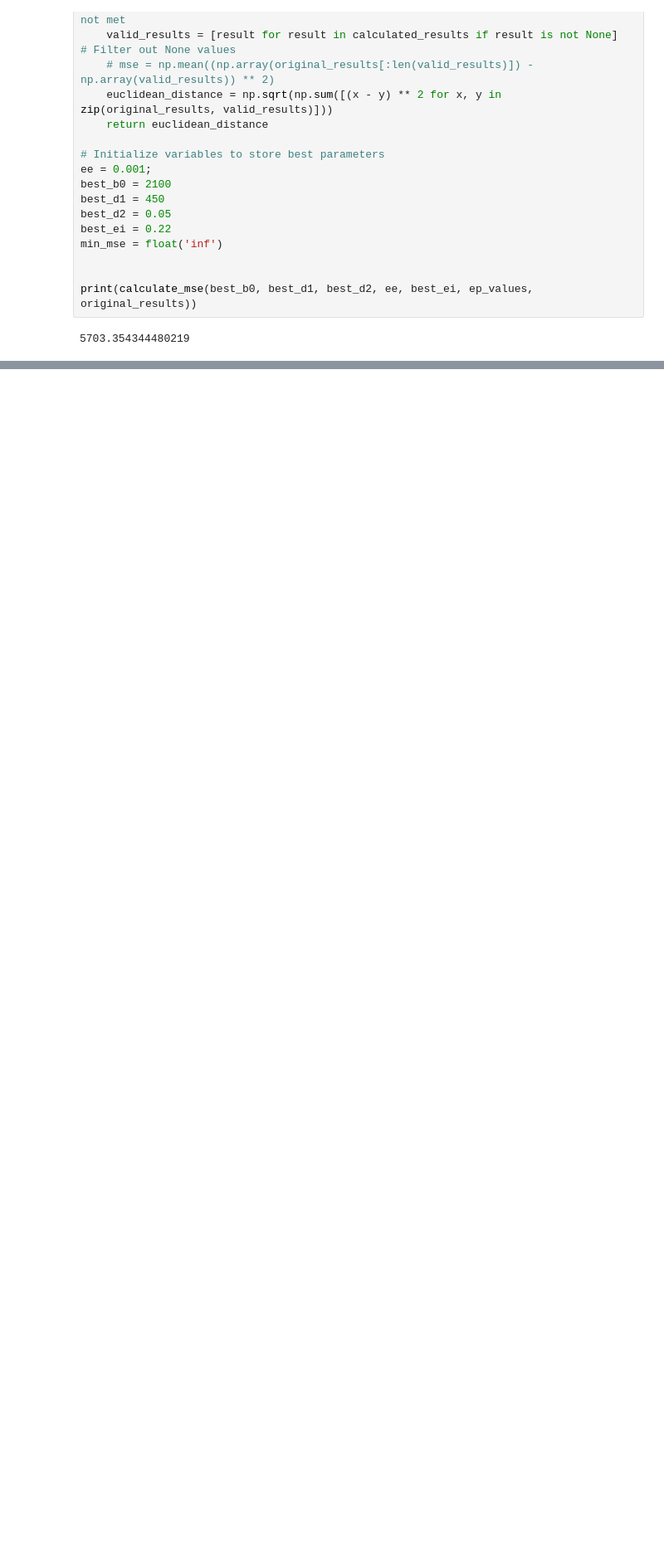
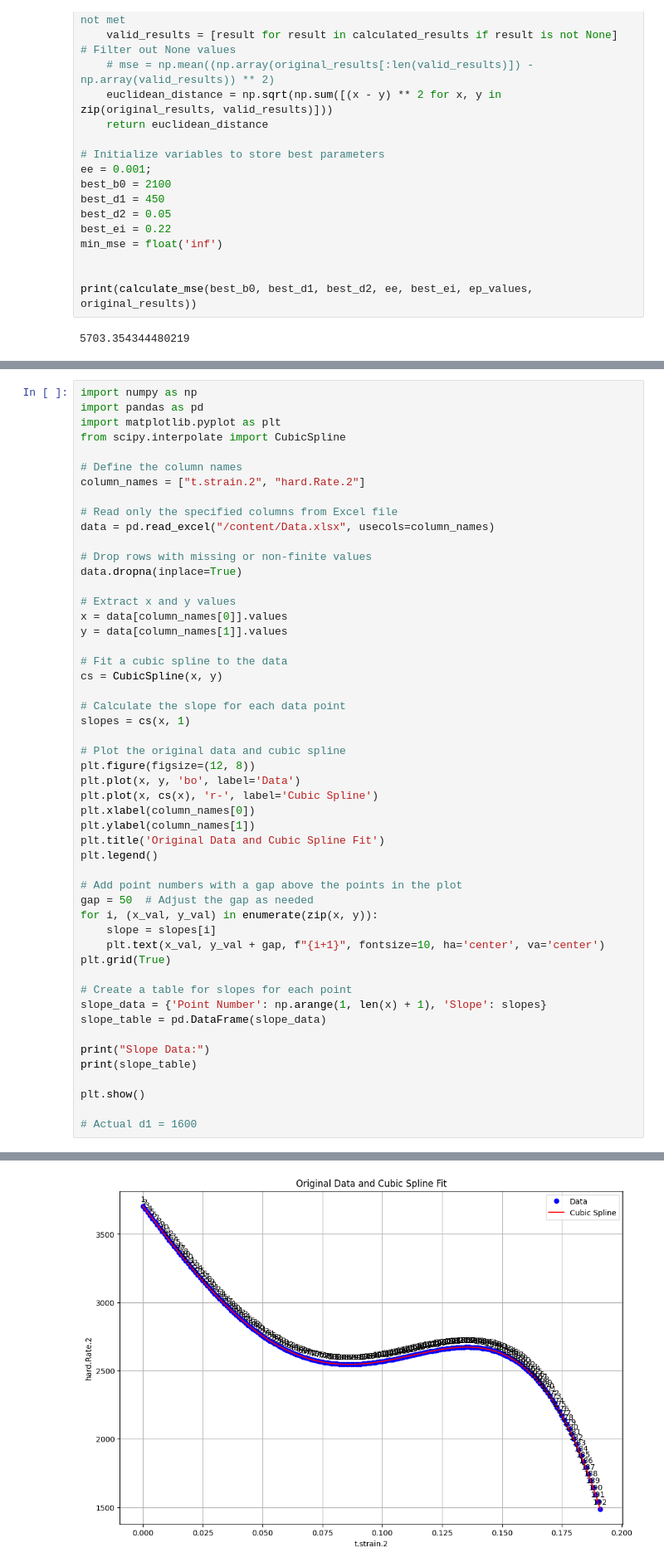
Before and after one commit to Kishan-Kumar-Zalavadia/Material-Science, a Jupyter notebook: code_2.ipynb, the cells around one changed output, grey strips where cells are left out. Shown at 83% size. Cells and saved outputs as stored; diff of their text form; blank space fills up the shorter version.

```diff
--- a/code_2.ipynb
+++ b/code_2.ipynb
@@ -1119,0 +1192,52 @@ print(calculate_mse(best_b0, best_d1, best_d2, ee, best_ei, ep_values, original_
+# %%
+import numpy as np
+import pandas as pd
+import matplotlib.pyplot as plt
+from scipy.interpolate import CubicSpline
+
+# Define the column names
+column_names = ["t.strain.2", "hard.Rate.2"]
+
+# Read only the specified columns from Excel file
+data = pd.read_excel("/content/Data.xlsx", usecols=column_names)
+
+# Drop rows with missing or non-finite values
+data.dropna(inplace=True)
+
+# Extract x and y values
+x = data[column_names[0]].values
+y = data[column_names[1]].values
+
+# Fit a cubic spline to the data
+cs = CubicSpline(x, y)
+
+# Calculate the slope for each data point
+slopes = cs(x, 1)
+
+# Plot the original data and cubic spline
+plt.figure(figsize=(12, 8))
+plt.plot(x, y, 'bo', label='Data')
+plt.plot(x, cs(x), 'r-', label='Cubic Spline')
+plt.xlabel(column_names[0])
+plt.ylabel(column_names[1])
+plt.title('Original Data and Cubic Spline Fit')
+plt.legend()
+
+# Add point numbers with a gap above the points in the plot
+gap = 50  # Adjust the gap as needed
+for i, (x_val, y_val) in enumerate(zip(x, y)):
+    slope = slopes[i]
+    plt.text(x_val, y_val + gap, f"{i+1}", fontsize=10, ha='center', va='center')
+plt.grid(True)
+
+# Create a table for slopes for each point
+slope_data = {'Point Number': np.arange(1, len(x) + 1), 'Slope': slopes}
+slope_table = pd.DataFrame(slope_data)
+
+print("Slope Data:")
+print(slope_table)
+
+plt.show()
+
+# Actual d1 = 1600
+# %% [output]
@@ -1119,0 +1261 @@ print(calculate_mse(best_b0, best_d1, best_d2, ee, best_ei, ep_values, original_
+[figure, added]
```
Also changed, not shown: parts of 6 cells of this notebook.
